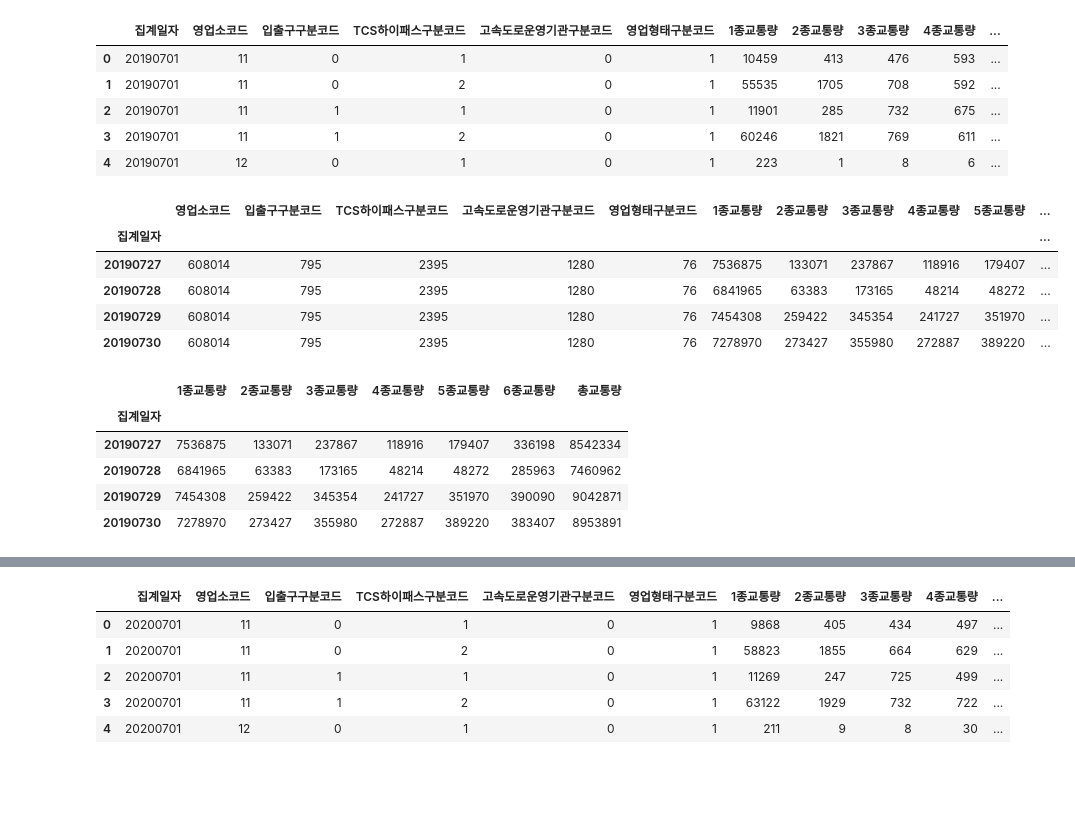
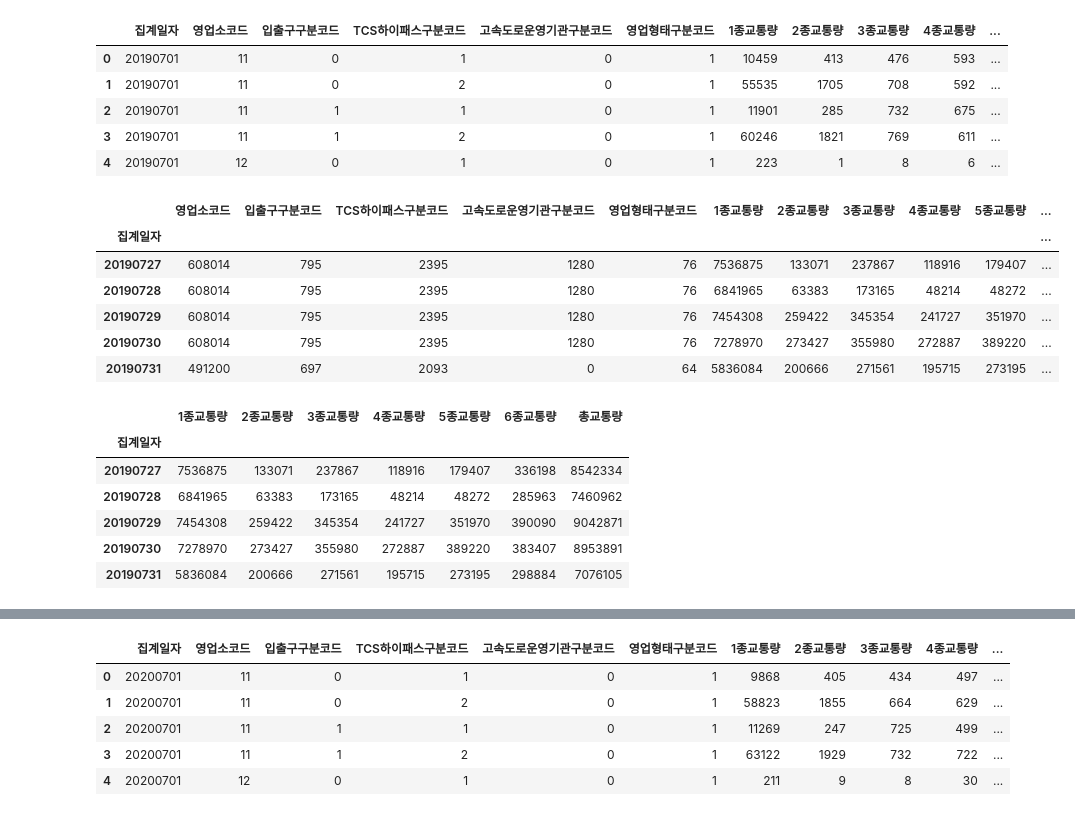
Before and after one commit to juhee3199/covid-19-prediction-project, a Jupyter notebook: code/교통량_코로나영향.ipynb, the cells around one changed output, grey strips where cells are left out. Drawn from its saved outputs; the diff is of its cells as text; code cells hidden in the pictures; blank space fills up the shorter version.

```diff
--- a/code/교통량_코로나영향.ipynb
+++ b/code/교통량_코로나영향.ipynb
@@ -190,16 +182,17 @@ DF19_07.head()
 # %%
 Traffic19_07=DF19_07.groupby('집계일자').sum()
 # %%
-vacation=range(20190727,20190731)
+vacation=range(20190727,20190732)
 Traffic19_07=Traffic19_07.loc[vacation]
 Traffic19_07
 # %% [output]
 |  | 영업소코드 | 입출구구분코드 | TCS하이패스구분코드 | 고속도로운영기관구분코드 | 영업형태구분코드 | 1종교통량 | 2종교통량 | 3종교통량 | 4종교통량 | 5종교통량 | ... |
 | 집계일자 |  |  |  |  |  |  |  |  |  |  | ... |
 | 20190727 | 608014 | 795 | 2395 | 1280 | 76 | 7536875 | 133071 | 237867 | 118916 | 179407 | ... |
 | 20190728 | 608014 | 795 | 2395 | 1280 | 76 | 6841965 | 63383 | 173165 | 48214 | 48272 | ... |
 | 20190729 | 608014 | 795 | 2395 | 1280 | 76 | 7454308 | 259422 | 345354 | 241727 | 351970 | ... |
 | 20190730 | 608014 | 795 | 2395 | 1280 | 76 | 7278970 | 273427 | 355980 | 272887 | 389220 | ... |
+| 20190731 | 491200 | 697 | 2093 | 0 | 64 | 5836084 | 200666 | 271561 | 195715 | 273195 | ... |
 # %%
 Traffic19_07=Traffic19_07.iloc[:,[5,6,7,8,9,10,11]]
 Traffic19_07
@@ -210,6 +203,7 @@ Traffic19_07
 | 20190728 | 6841965 | 63383 | 173165 | 48214 | 48272 | 285963 | 7460962 |
 | 20190729 | 7454308 | 259422 | 345354 | 241727 | 351970 | 390090 | 9042871 |
 | 20190730 | 7278970 | 273427 | 355980 | 272887 | 389220 | 383407 | 8953891 |
+| 20190731 | 5836084 | 200666 | 271561 | 195715 | 273195 | 298884 | 7076105 |
 # %%
 # 휴가시즌 8월
 
```
Also changed, not shown: parts of 33 cells of this notebook, 2 other files.
